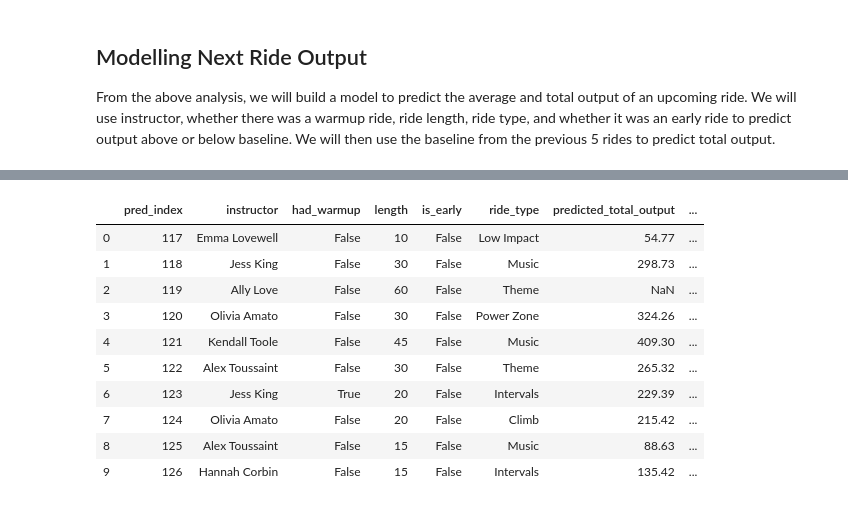
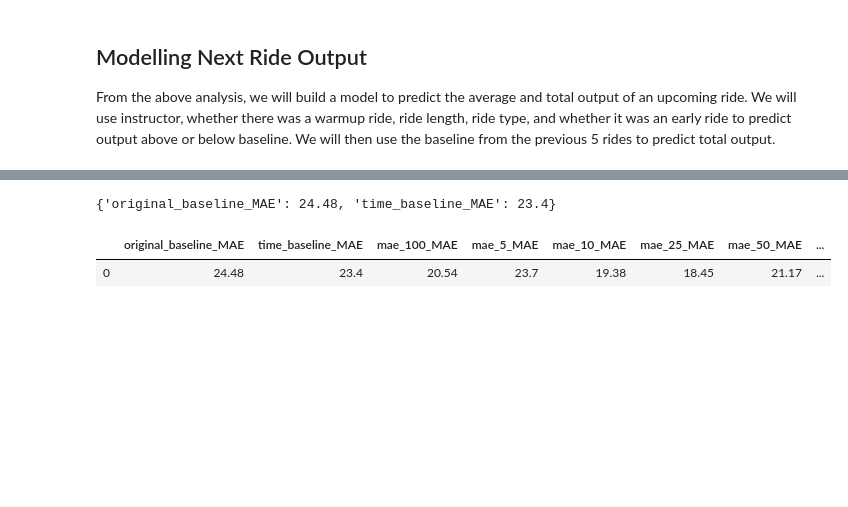
Before and after one commit to jaredbgo/peloton_rides, a Jupyter notebook: ride_analysis.ipynb, the cells around one changed output, grey strips where cells are left out. Cells and saved outputs as stored; diff of their text form; code cells hidden in the pictures; blank space fills up the shorter version.

```diff
--- a/ride_analysis.ipynb
+++ b/ride_analysis.ipynb
@@ -287,17 +310,34 @@ def latest_rides_crossval(num_cv):
 
 
     return pd.DataFrame(rez_list)
-# %%
-latest_rides_crossval(10)
-# %% [output]
-|  | pred_index | instructor | had_warmup | length | is_early | ride_type | predicted_total_output | ... |
-| 0 | 117 | Emma Lovewell | False | 10 | False | Low Impact | 54.77 | ... |
-| 1 | 118 | Jess King | False | 30 | False | Music | 298.73 | ... |
-| 2 | 119 | Ally Love | False | 60 | False | Theme | NaN | ... |
-| 3 | 120 | Olivia Amato | False | 30 | False | Power Zone | 324.26 | ... |
-| 4 | 121 | Kendall Toole | False | 45 | False | Music | 409.30 | ... |
-| 5 | 122 | Alex Toussaint | False | 30 | False | Theme | 265.32 | ... |
-| 6 | 123 | Jess King | True | 20 | False | Intervals | 229.39 | ... |
-| 7 | 124 | Olivia Amato | False | 20 | False | Climb | 215.42 | ... |
-| 8 | 125 | Alex Toussaint | False | 15 | False | Music | 88.63 | ... |
-| 9 | 126 | Hannah Corbin | False | 15 | False | Intervals | 135.42 | ... |
+# %%
+# We should be incorporating ride length into our baseline. Let's see if that improves the model!
+
+original_baseline_rez = latest_rides_crossval(20, 'avg_watts_over_baseline')
+time_baseline_rez = latest_rides_crossval(20, 'avg_watts_over_baseline_by_time')
+
+original_mae = round((original_baseline_rez.predicted_total_output - original_baseline_rez.observed_total_output).abs().mean(), 2)
+time_mae = round((time_baseline_rez.predicted_total_output - time_baseline_rez.observed_total_output).abs().mean(), 2)
+
+# We see improvement using a baseline partitioned by length!
+model_results = {'original_baseline_MAE': original_mae, 'time_baseline_MAE': time_mae}
+print(model_results)
+# %% [output]
+{'original_baseline_MAE': 24.48, 'time_baseline_MAE': 23.4}
+# %%
+# Lets play around with model attributes to look for performance increases
+
+# First let's check if using mae instead of mse helps
+mae_100_rez = latest_rides_crossval(20, 'avg_watts_over_baseline_by_time', criterion = 'mae')
+model_results['mae_100_MAE'] = round((mae_100_rez.predicted_total_output - mae_100_rez.observed_total_output).abs().mean(), 2)
+
+# It does! Now let's find the optimal forest size
+for treecount in [5, 10, 25, 50, 75]:
+    rez = latest_rides_crossval(20, 'avg_watts_over_baseline_by_time', criterion='mae', n_estimators=treecount)
+    model_results['mae_{}_MAE'.format(treecount)] = round((rez.predicted_total_output - rez.observed_total_output).abs().mean(), 2)
+
+# Looks like using mar and 25 trees gives. the best results!
+pd.DataFrame(model_results, index = [0])
+# %% [output]
+|  | original_baseline_MAE | time_baseline_MAE | mae_100_MAE | mae_5_MAE | mae_10_MAE | mae_25_MAE | mae_50_MAE | ... |
+| 0 | 24.48 | 23.4 | 20.54 | 23.7 | 19.38 | 18.45 | 21.17 | ... |
```
Also changed, not shown: parts of 5 cells of this notebook.
